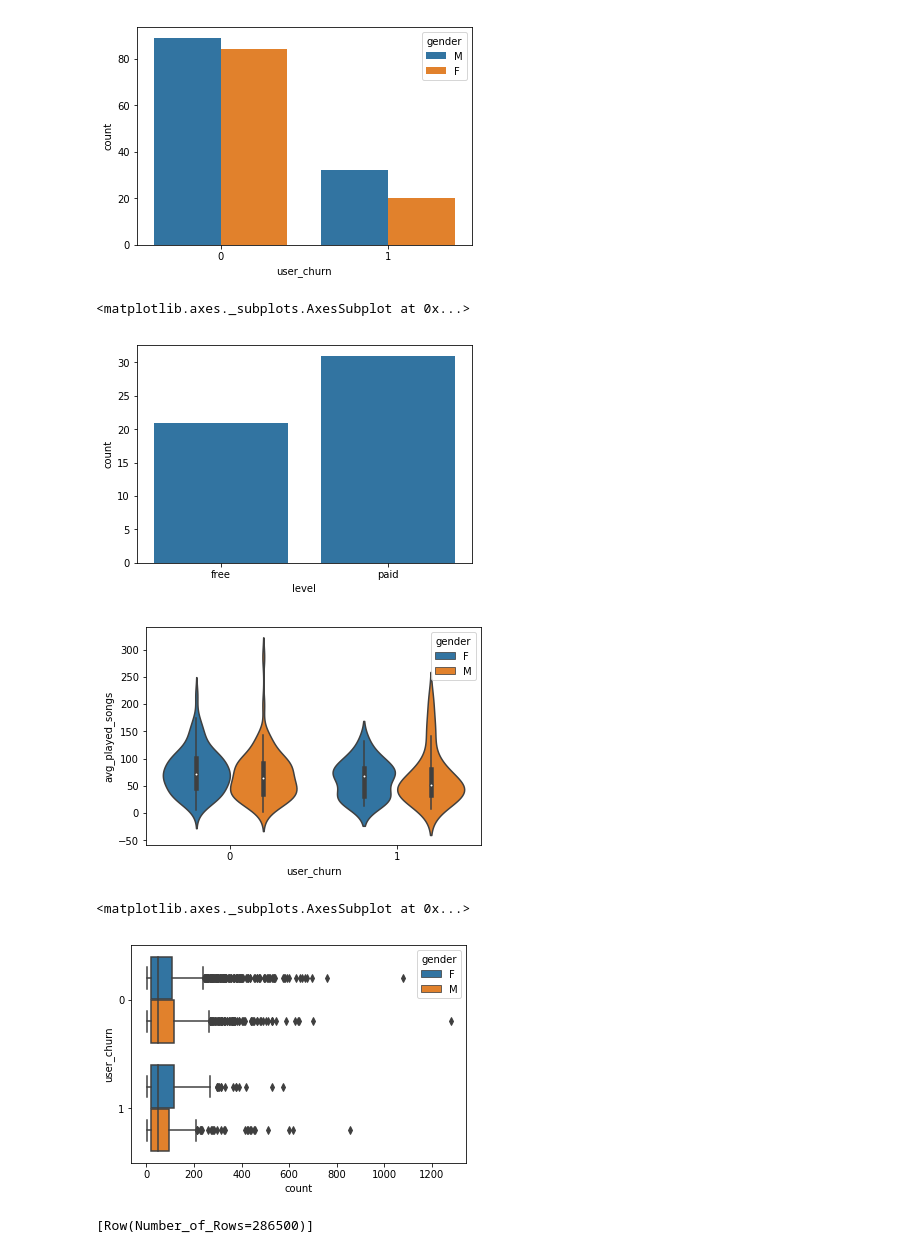
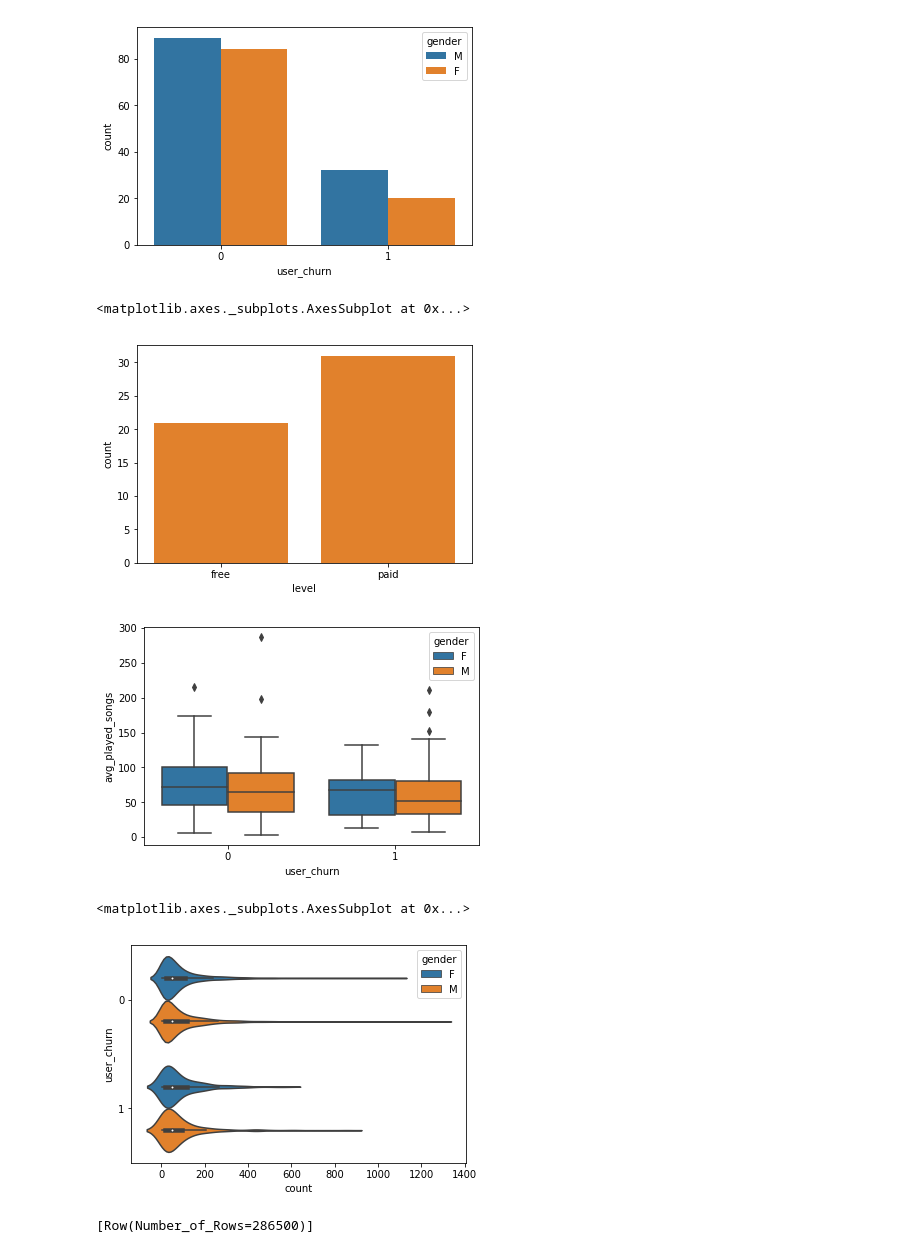
Before and after one commit to michaelt211/Udacity-Data-Science-Project-4, a Jupyter notebook: Sparkify.ipynb, the cells around one changed output. Cells and saved outputs as stored; diff of their text form; code cells hidden in the pictures.

```diff
--- a/Sparkify.ipynb
+++ b/Sparkify.ipynb
@@ -204,3 +209,8 @@ user_log_valid.head()
 | 2 | Eminem | Logged In | Brycen | M | 283 | Bradley | 250.82730 | paid | Laurel, MS | PUT | ... |
 | 3 | Darwin Deez | Logged In | Brycen | M | 312 | Bradley | 114.78159 | paid | Laurel, MS | PUT | ... |
 | 4 | Alliance Ethnik | Logged In | Brycen | M | 319 | Bradley | 195.94404 | paid | Laurel, MS | PUT | ... |
+# %%
+df= user_log_valid
+df_spark=spark.createDataFrame(df)
+df_spark = df_spark.replace(float('nan'), 0)
+df_spark.show()
@@ -367,26 +382,26 @@ sns.barplot(x = 'user_churn', y = 'count', data = df_ch_pd, hue = 'gender')
 # %%
 # Finding out which level customers churn more
 level_df = df_spark.filter('page == "Cancellation Confirmation"').groupby('level').count().toPandas()
-sns.barplot(data = level_df, x = 'level', y = 'count', color = sns.color_palette()[0])
+sns.barplot(data = level_df, x = 'level', y = 'count', color = sns.color_palette()[1])
 # %% [output]
 <matplotlib.axes._subplots.AxesSubplot at 0x...>
-[figure, old version]
+[figure, new version]
 # %%
-# Lets observe the gender distribution for number of songs played per session for churned and normal users
+# Gender distribution for number of songs played per session for churned and normal users
 total_songs_df = df_spark.where('page == "NextSong"').groupby(['user_churn', 'userId', 'sessionId', 'gender']).count()\
     .groupby(['user_churn', 'userId', 'gender']).agg({'count': 'avg'})\
     .withColumnRenamed('avg(count)', 'avg_played_songs').toPandas()
 
-ax = sns.violinplot('user_churn', y = 'avg_played_songs', hue = 'gender', data = total_songs_df)
+ax = sns.boxplot('user_churn', y = 'avg_played_songs', hue = 'gender', data = total_songs_df)
 # %% [output]
-[figure, old version]
+[figure, new version]
 # %%
-# Let's observe the gender distribution for total operations per session between normal and churned users
+# Gender distribution for total operations per session between normal and churned users
 df_ops = df_spark.groupby("user_churn", "userId", "sessionId", 'gender').count().toPandas()
-sns.boxplot(x = 'count', y = 'user_churn', orient = 'horizontal', data = df_ops, hue = 'gender')
+sns.violinplot(x = 'count', y = 'user_churn', orient = 'horizontal', data = df_ops, hue = 'gender')
 # %% [output]
 <matplotlib.axes._subplots.AxesSubplot at 0x...>
-[figure, old version]
+[figure, new version]
 # %%
 spark.sql("SELECT COUNT(*) AS Number_of_Rows FROM user_log_table").collect()
 # %% [output]
```
Also changed, not shown: parts of 22 cells of this notebook.
